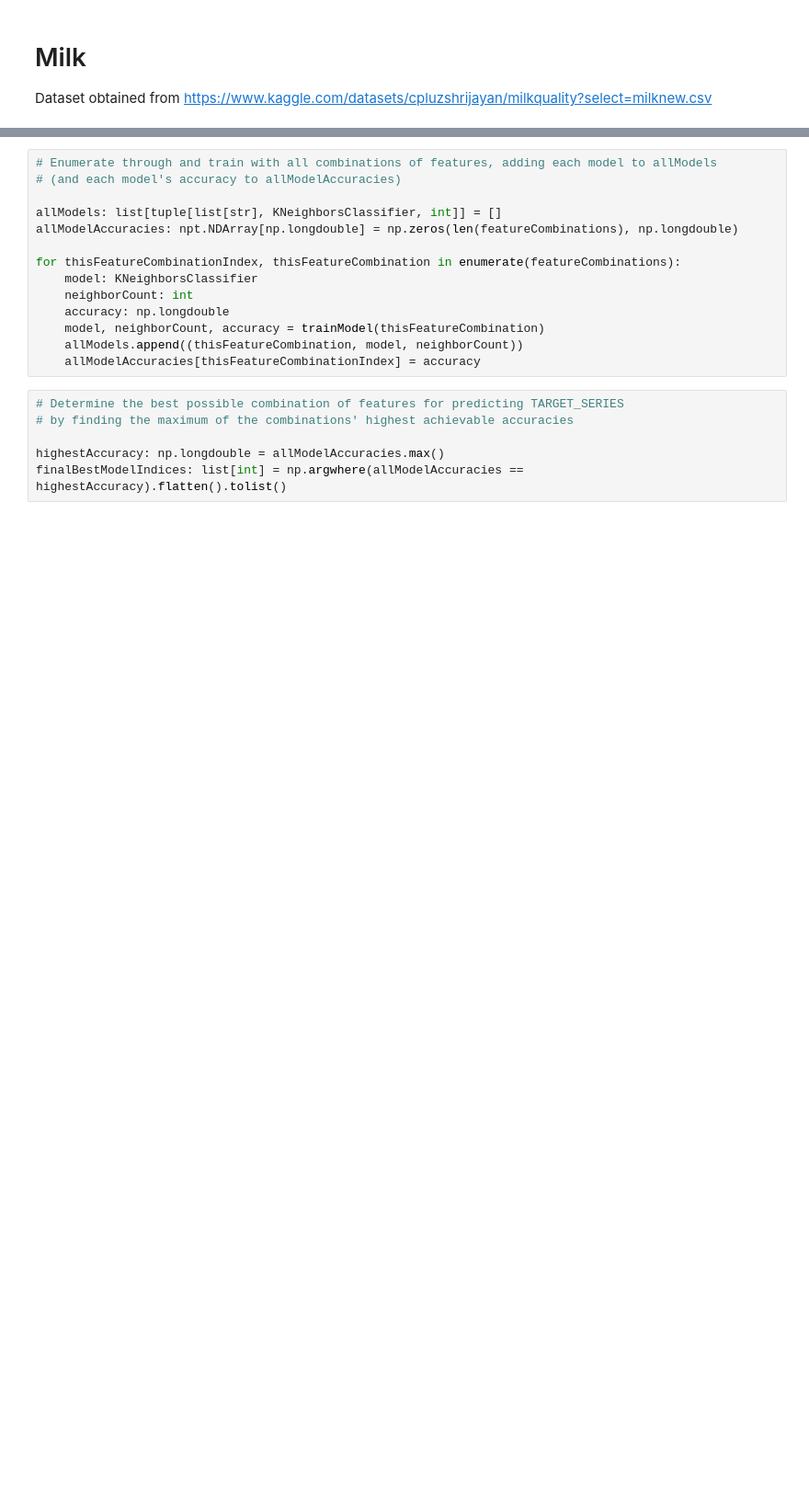
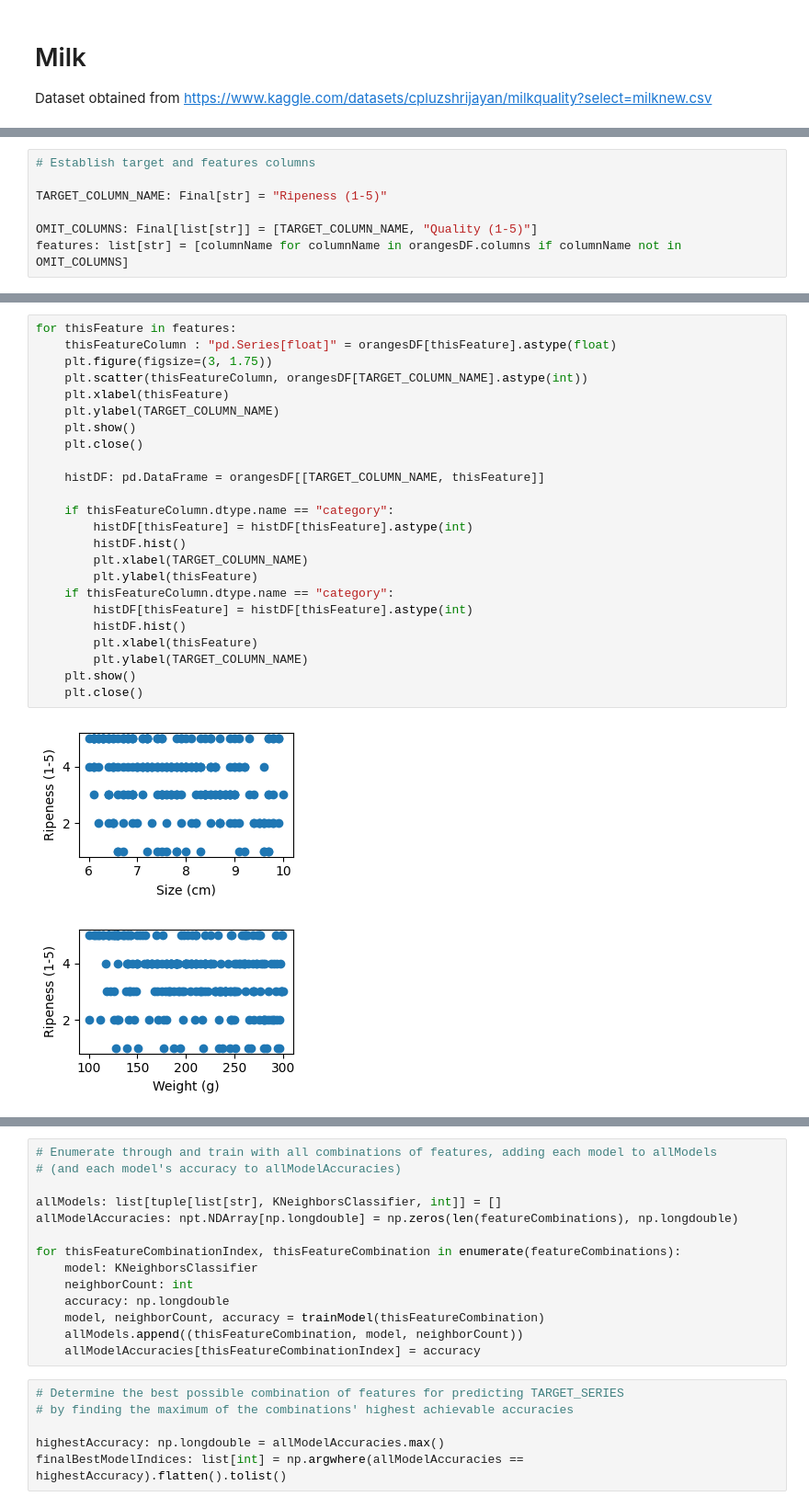
Before and after one commit to wschlesingernsnva/machine-learning-final-project, a Jupyter notebook: main.ipynb, the cells around one changed output, grey strips where cells are left out. Shown: that part at 92% size. Saved outputs shown, nothing was run; the diff lists cells and outputs as text; blank space fills up the shorter version.

```diff
--- a/main.ipynb
+++ b/main.ipynb
@@ -28,0 +30,7 @@ milkDF.head()
+# %%
+# Establish target and features columns
+
+TARGET_COLUMN_NAME: Final[str] = "Ripeness (1-5)"
+
+OMIT_COLUMNS: Final[list[str]] = [TARGET_COLUMN_NAME, "Quality (1-5)"]
+features: list[str] = [columnName for columnName in orangesDF.columns if columnName not in OMIT_COLUMNS]
@@ -28,0 +52,27 @@ milkDF.head()
+# %%
+for thisFeature in features:
+    thisFeatureColumn : "pd.Series[float]" = orangesDF[thisFeature].astype(float)
+    plt.figure(figsize=(3, 1.75))
+    plt.scatter(thisFeatureColumn, orangesDF[TARGET_COLUMN_NAME].astype(int))
+    plt.xlabel(thisFeature)
+    plt.ylabel(TARGET_COLUMN_NAME)
+    plt.show()
+    plt.close()
+
+    histDF: pd.DataFrame = orangesDF[[TARGET_COLUMN_NAME, thisFeature]]
+
+    if thisFeatureColumn.dtype.name == "category":
+        histDF[thisFeature] = histDF[thisFeature].astype(int)
+        histDF.hist()
+        plt.xlabel(TARGET_COLUMN_NAME)
+        plt.ylabel(thisFeature)
+    if thisFeatureColumn.dtype.name == "category":
+        histDF[thisFeature] = histDF[thisFeature].astype(int)
+        histDF.hist()
+        plt.xlabel(thisFeature)
+        plt.ylabel(TARGET_COLUMN_NAME)
+    plt.show()
+    plt.close()
+# %% [output]
+[figure, added]
+[figure, added]
```
Also changed, not shown: parts of 15 cells of this notebook, 2 other files.
